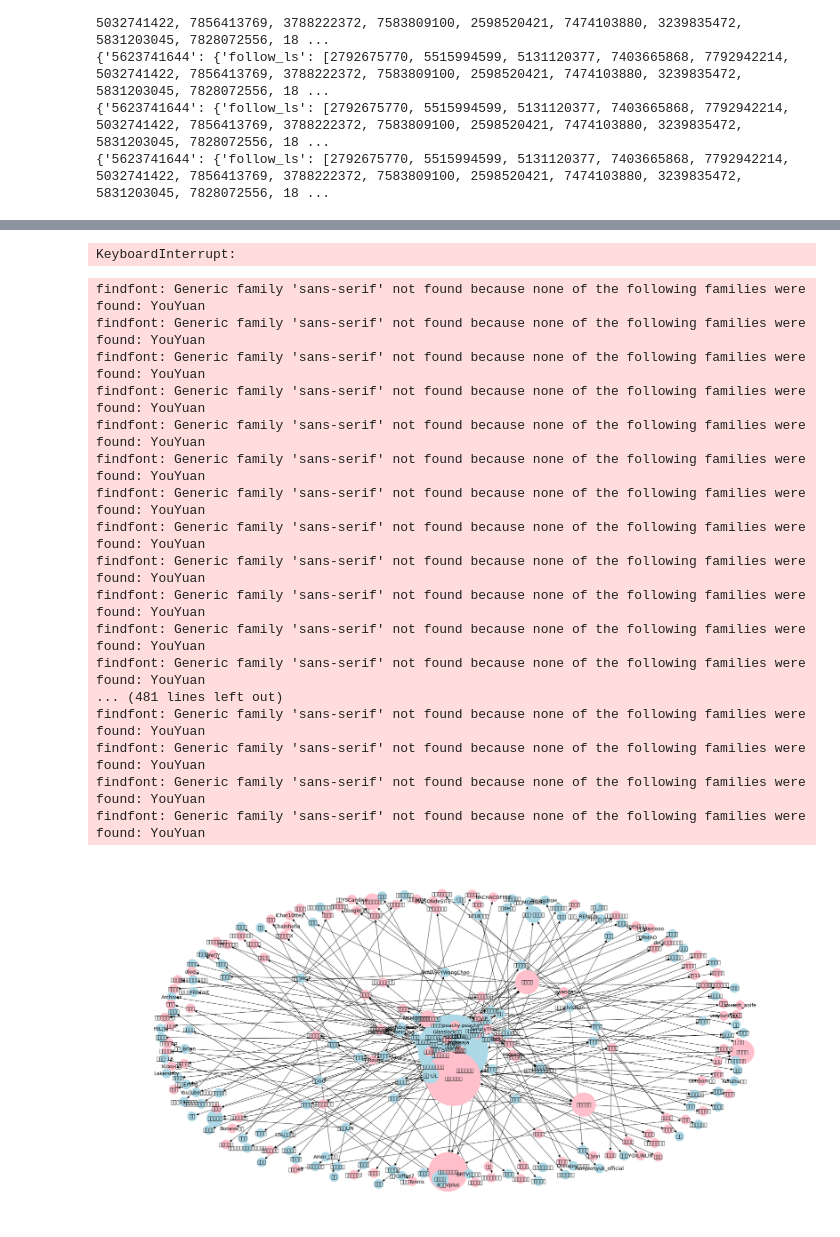
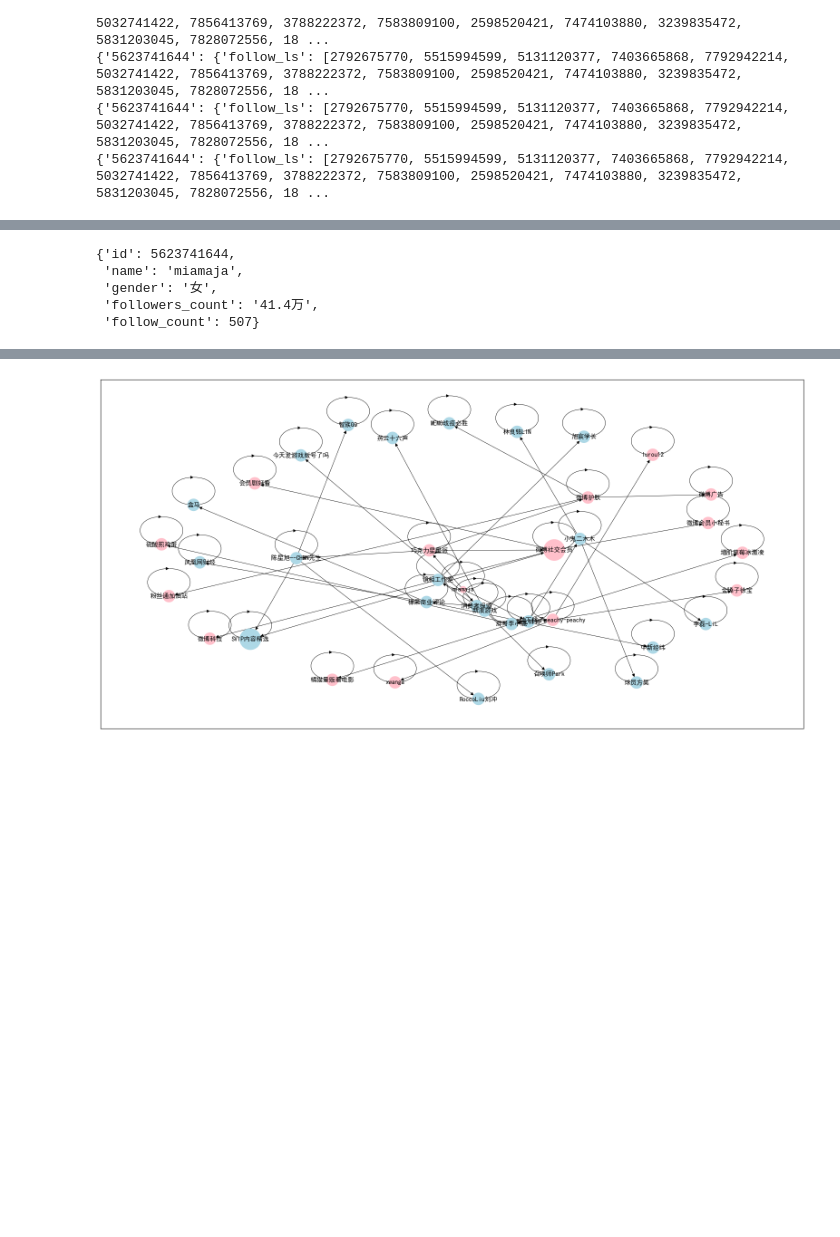
Before and after one commit to pengningyi/RumorDetectionApp, a Jupyter notebook: model/weiboAPI/PageRank.ipynb, the cells around one changed output, grey strips where cells are left out. Cells and saved outputs as stored; diff of their text form; code cells hidden in the pictures; blank space fills up the shorter version.

```diff
--- a/model/weiboAPI/PageRank.ipynb
+++ b/model/weiboAPI/PageRank.ipynb
@@ -35,6 +45,0 @@ def model_LLM(text):
-# %%
-cnt=0
-for i in p.statuses.page(1):
-    print(i.text)
-    cnt+=1
-cnt
@@ -161,10 +133,33 @@ len(data)
+# %%
+getUserInfo(uid)
+# %% [output]
+{'id': 5623741644,
+ 'name': 'miamaja',
+ 'gender': '女',
+ 'followers_count': '41.4万',
+ 'follow_count': 507}
+# %%
+def str2value(valueStr):
+    valueStr = str(valueStr)
+    idxOfYi = valueStr.find('亿')
+    idxOfWan = valueStr.find('万')
+    if idxOfYi != -1 and idxOfWan != -1:
+        return int(float(valueStr[:idxOfYi])*1e8 + float(valueStr[idxOfYi+1:idxOfWan])*1e4)
+    elif idxOfYi != -1 and idxOfWan == -1:
+        return int(float(valueStr[:idxOfYi])*1e8)
+    elif idxOfYi == -1 and idxOfWan != -1:
+        return int(float(valueStr[idxOfYi+1:idxOfWan])*1e4)
+    elif idxOfYi == -1 and idxOfWan == -1:
+        return float(valueStr)
 # %%
 import requests
 import re
 import json
 import networkx as nx
 import matplotlib.pyplot as plt
+import numpy as np
 #plt.rcParams['font.sans-serif'] = ['YouYuan']
+plt.rcParams['font.sans-serif'] = ['SimHei']
 plt.rcParams['axes.unicode_minus'] = False
 uid = '5623741644'
 # 请求文本
@@ -192,7 +187,9 @@ def getUserInfo(uid):
     UserInfo['id'] = Infomation['data']['userInfo']['id']
     UserInfo['name'] = Infomation['data']['userInfo']['screen_name']
     UserInfo['gender'] = '女' if Infomation['data']['userInfo']['gender'] == 'f' else '男'
-    UserInfo['desc'] = Infomation['data']['userInfo']['description']
+    UserInfo['followers_count'] = Infomation['data']['userInfo']['followers_count']
+    UserInfo['follow_count'] = Infomation['data']['userInfo']['follow_count']
+    #UserInfo['desc'] = Infomation['data']['userInfo']['description']
     # with open('./UserInfo.json', 'w', encoding='utf-8') as f:
     #     f.write(json.dumps(UserInfo, ensure_ascii=False))
     return UserInfo
@@ -230,7 +227,7 @@ def deepSearchList(list, uid, floor, num):
             list[str(uid)] = dict()
             list[uid]['userInfo'] = getUserInfo(uid)
             print('{}\t{}\t{}\t{}'.format(uid, list[uid]['userInfo']['name'], list[uid]['userInfo']['gender'],
-                                          list[uid]['userInfo']['desc']))
+                                          list[uid]['userInfo']['followers_count']))
             return list
     elif uid in list.keys() and 'interestList' in list[uid].keys():
         # print('interestList' in list[uid].keys())
@@ -242,7 +239,7 @@ def deepSearchList(list, uid, floor, num):
         list[uid]['interestList'] = getInterestList(uid, num)
         print('{}\t{}\t{}\t{}'.format(uid, list[uid]['userInfo']['name'],
                                       list[uid]['userInfo']['gender'],
-                                      list[uid]['userInfo']['desc']))
+                                      list[uid]['userInfo']['followers_count']))
         i = 0
         for interestList in list[uid]['interestList']:
             if i < num:
@@ -271,18 +268,30 @@ if __name__ == '__main__':
     G = nx.DiGraph()
     node_size_list = dict()
     node_color_list = dict()
+
+    initial_vals = dict()
     for person in data:
         G.add_node(data[person]['userInfo']['name'])
         node_size_list[data[person]['userInfo']['name']] = 0
         node_color_list[data[person]['userInfo']['name']] = 'lightblue' if data[person]['userInfo']['gender'] == '男' else 'pink'
+
+        initial_vals[data[person]['userInfo']['name']] = get_initial_val(data[person]['userInfo']['id'],2)
+
     for person in data:
         if 'interestList' in data[person].keys():
             for interest in data[person]['interestList']:
                 #print('{} -> {}'.format(person, interest['id']))
+                if str2value(data[str(interest['id'])]['userInfo']['followers_count'])==0:
+                    a= 1
+                    print('notice')
+
                 G.add_edge(data[person]['userInfo']['name'],
-                           data[str(interest['id'])]['userInfo']['name'])
+                           data[str(interest['id'])]['userInfo']['name'],weight = str2value(data[str(interest['id'])]['userInfo']['followers_count']))
                 node_size_list[data[str(interest['id'])]['userInfo']['name']] += 1
-    nx.draw(G,
+        G.add_edge(data[person]['userInfo']['name'],
+            data[person]['userInfo']['name'],weight = str2value(data[str(interest['id'])]['userInfo']['followers_count']))
+
+    nx.draw_networkx(G,
             pos=nx.spring_layout(G),
             with_labels=True,
             node_size=[i * i * 250 + 100 for i in list(node_size_list.values())],
@@ -312,19 +304 @@ findfont: Generic family 'sans-serif' not found because none of the following fa
-KeyboardInterrupt:
-findfont: Generic family 'sans-serif' not found because none of the following families were found: YouYuan
-findfont: Generic family 'sans-serif' not found because none of the following families were found: YouYuan
-findfont: Generic family 'sans-serif' not found because none of the following families were found: YouYuan
-findfont: Generic family 'sans-serif' not found because none of the following families were found: YouYuan
-findfont: Generic family 'sans-serif' not found because none of the following families were found: YouYuan
-findfont: Generic family 'sans-serif' not found because none of the following families were found: YouYuan
-findfont: Generic family 'sans-serif' not found because none of the following families were found: YouYuan
-findfont: Generic family 'sans-serif' not found because none of the following families were found: YouYuan
-findfont: Generic family 'sans-serif' not found because none of the following families were found: YouYuan
-findfont: Generic family 'sans-serif' not found because none of the following families were found: YouYuan
-findfont: Generic family 'sans-serif' not found because none of the following families were found: YouYuan
-findfont: Generic family 'sans-serif' not found because none of the following families were found: YouYuan
-... (481 lines left out)
-findfont: Generic family 'sans-serif' not found because none of the following families were found: YouYuan
-findfont: Generic family 'sans-serif' not found because none of the following families were found: YouYuan
-findfont: Generic family 'sans-serif' not found because none of the following families were found: YouYuan
-findfont: Generic family 'sans-serif' not found because none of the following families were found: YouYuan
-[figure, old version]
+[figure, new version]
```
Also changed, not shown: parts of 14 cells of this notebook, 2 other files.
